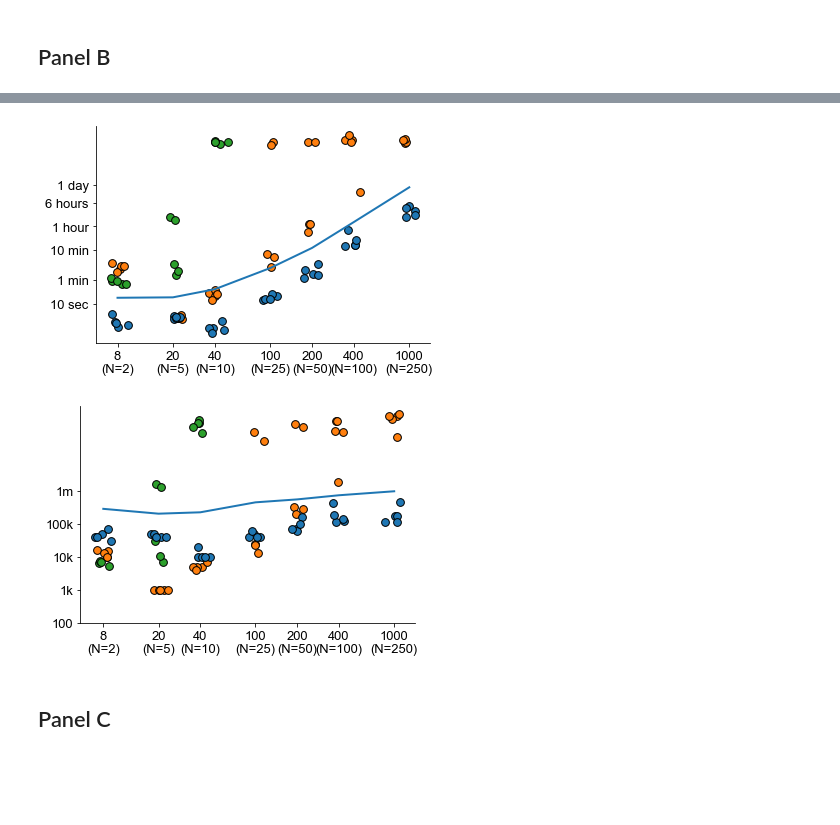
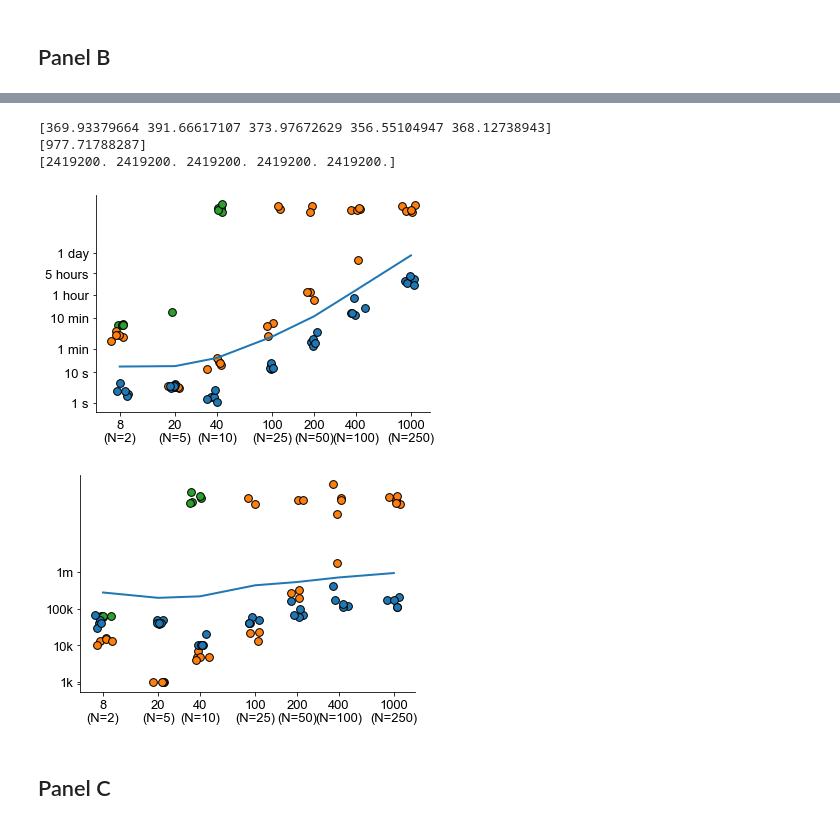
Before and after one commit to cunningham-lab/epi, a Jupyter notebook: notebooks/RNN/AnalyzeRNN.ipynb, the cells around one changed output, grey strips where cells are left out. Cells and saved outputs as stored; diff of their text form; code cells hidden in the pictures; blank space fills up the shorter version.

```diff
--- a/notebooks/RNN/AnalyzeRNN.ipynb
+++ b/notebooks/RNN/AnalyzeRNN.ipynb
@@ -117,8 +117,8 @@ xticks = np.log(Ns)
 xtick_labels = ["%d\n(N=%d)" % (D,D//4) if ((D//4) in Ns) else ''
                 for D in D_xticks]
 
-yticks = np.log([10., 60., 10*60., 60*60., 6*60*60., 24*60*60.])
-ytick_labels = ["10 sec", "1 min", "10 min", "1 hour", "6 hours", "1 day"]
+yticks = np.log([1., 10., 60., 10*60., 60*60., 5*60*60., 24*60*60.])
+ytick_labels = ["1 s", "10 s", "1 min", "10 min", "1 hour", "5 hours", "1 day"]
 
 log_y_jit_std = 0.2
 
@@ -147,18 +147,19 @@ for N in Ns:
         assert(len(epi_y) == 5)
         log_epi_y = np.log(epi_y) + epi_log_jit_y
     if snpe_y.shape[0] == 0:
-        log_snpe_y = np.nan*np.ones((len(epi_y)))
+        log_snpe_y = np.nan*np.ones((len(snpe_y)))
     else:
         assert(len(snpe_y) == 5)
         log_snpe_y = np.log(snpe_y) + snpe_log_jit_y
     if smc_y.shape[0] == 0:
-        log_smc_y = np.nan*np.ones((len(epi_y)))
+        log_smc_y = np.nan*np.ones((len(smc_y)))
     else:
-        assert(len(smc_y) == 5)
+        print(smc_y)
+        #assert(len(smc_y) == 5)
         log_smc_y = np.log(smc_y) + smc_log_jit_y
 
-    smc_log_jit = np.random.normal(0., 0.075, (len(epi_y),))
-    snpe_log_jit = np.random.normal(0., 0.075, (len(epi_y),))
+    smc_log_jit = np.random.normal(0., 0.075, (len(smc_y),))
+    snpe_log_jit = np.random.normal(0., 0.075, (len(snpe_y),))
     epi_log_jit = np.random.normal(0., 0.075, (len(epi_y),))
 
     ax.scatter(np.log(N)+smc_log_jit, log_smc_y, color=colors[2],
@@ -178,10 +179,13 @@ plt.savefig(os.path.join("figures", "fig4", "converge_time.pdf"))
 #ax.set_xlabel('parameter dimension (|z|)', fontname="Arial", fontsize=fontsize)
 #ax.set_ylabel('time to convergence', fontname="Arial", fontsize=fontsize)
 # %% [output]
+[369.93379664 391.66617107 373.97672629 356.55104947 368.12738943]
+[977.71788287]
+[2419200. 2419200. 2419200. 2419200. 2419200.]
-[figure, old version]
+[figure, new version]
 # %%
-yticks = np.log10([100, 1e3, 1e4, 1e5, 1e6])
-ytick_labels = ["100", "1k", "10k", "100k", "1m"]
+yticks = np.log10([900, 1e3, 1e4, 1e5, 1e6])
+ytick_labels = ["", "1k", "10k", "100k", "1m"]
 
 epi_conv_means = [np.nanmean(EPI_conv[(N,_eps)]['sims']) for N in Ns]
 epi_conv_stds = [np.nanstd(EPI_conv[(N,_eps)]['sims']) for N in Ns]
@@ -210,40 +214,40 @@ for N in Ns:
         assert(len(epi_y) == 5)
         log_epi_y = np.log10(epi_y) + epi_log_jit_y
     if snpe_y.shape[0] == 0:
-        log_snpe_y = np.nan*np.ones((len(epi_y)))
+        log_snpe_y = np.nan*np.ones((len(snpe_y)))
     else:
         assert(len(snpe_y) == 5)
         log_snpe_y = np.log10(snpe_y) + snpe_log_jit_y
     if smc_y.shape[0] == 0:
-        log_smc_y = np.nan*np.ones((len(epi_y)))
+        log_smc_y = np.nan*np.ones((len(smc_y)))
     else:
-        assert(len(smc_y) == 5)
+        #assert(len(smc_y) == 5)
         log_smc_y = np.log10(smc_y) + smc_log_jit_y
 
-    smc_log_jit = np.random.normal(0., 0.075, (len(epi_y),))
-    snpe_log_jit = np.random.normal(0., 0.075, (len(epi_y),))
+    smc_log_jit = np.random.normal(0., 0.075, (len(smc_y),))
+    snpe_log_jit = np.random.normal(0., 0.075, (len(snpe_y),))
     epi_log_jit = np.random.normal(0., 0.075, (len(epi_y),))
 
     ax.scatter(np.log(N)+smc_log_jit, log_smc_y, color=colors[2],
                s=dotsize, edgecolor='k', alpha=scat_alpha)
     ax.scatter(np.log(N)+snpe_log_jit, log_snpe_y, color=colors[1],
                s=dotsize, edgecolor='k', alpha=scat_alpha)
     ax.scatter(np.log(N)+epi_log_jit, log_epi_y, color=colors[0],
                s=dotsize, edgecolor='k', alpha=scat_alpha)
 
 ax.plot(np.log(np.array(Ns)), np.log10(epi_conv_means), color=colors[0])
 
 
 ax.set_xticks(xticks)
 ax.set_xticklabels(xtick_labels, fontname="Arial", fontsize=fontsize-2)
 ax.set_yticks(yticks)
 ax.set_yticklabels(ytick_labels, fontname="Arial", fontsize=fontsize-2)
 
 plt.savefig(os.path.join("figures", "fig4", "converge_sims.pdf"))
 #ax.set_xlabel('parameter dimension (|z|)', fontname="Arial", fontsize=fontsize)
 #ax.set_ylabel('# sims to convergence', fontname="Arial", fontsize=fontsize)
 # %% [output]
-[figure, old version]
+[figure, new version]
 # %% [markdown]
 ## Panel C
 # %%
```
Also changed, not shown: parts of 1 cell of this notebook, 1 other file.
